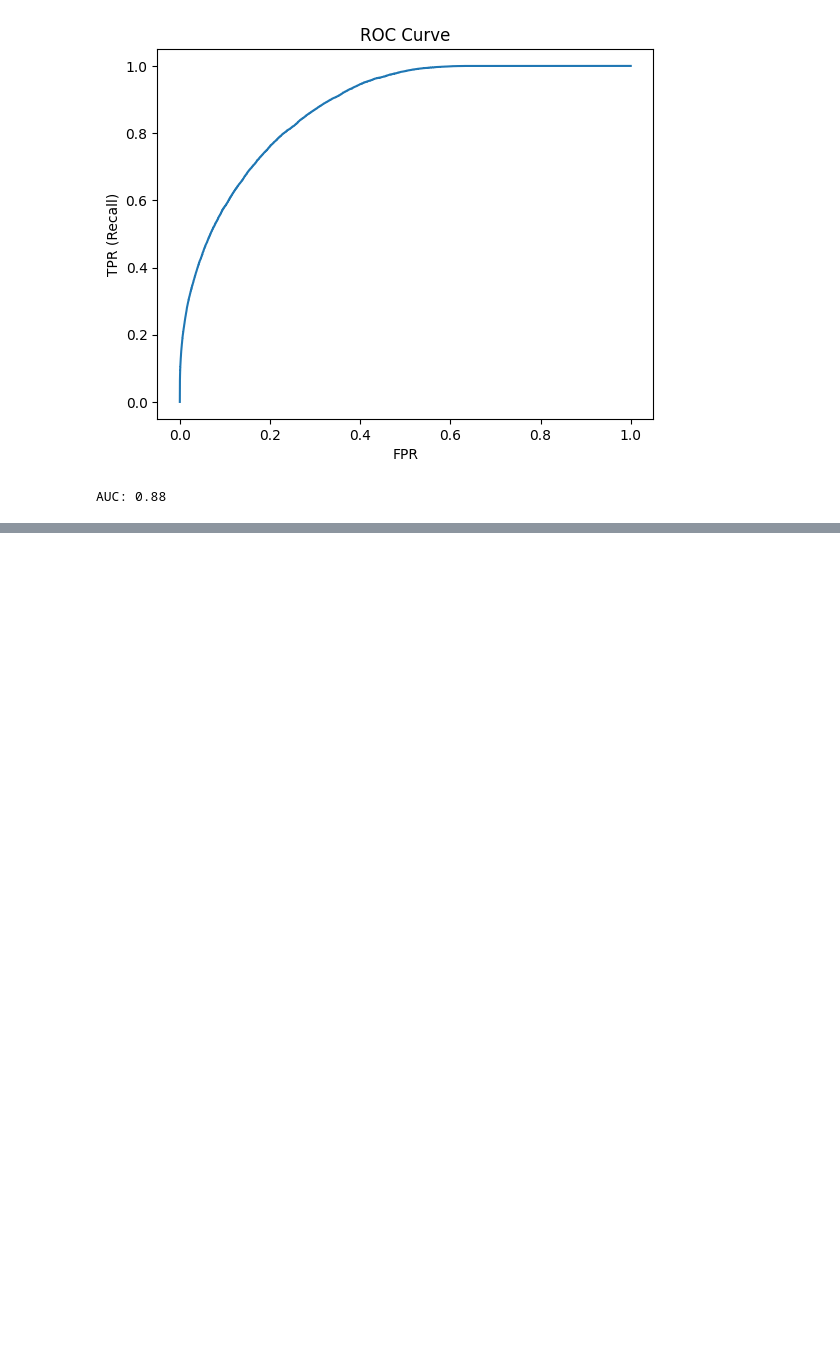
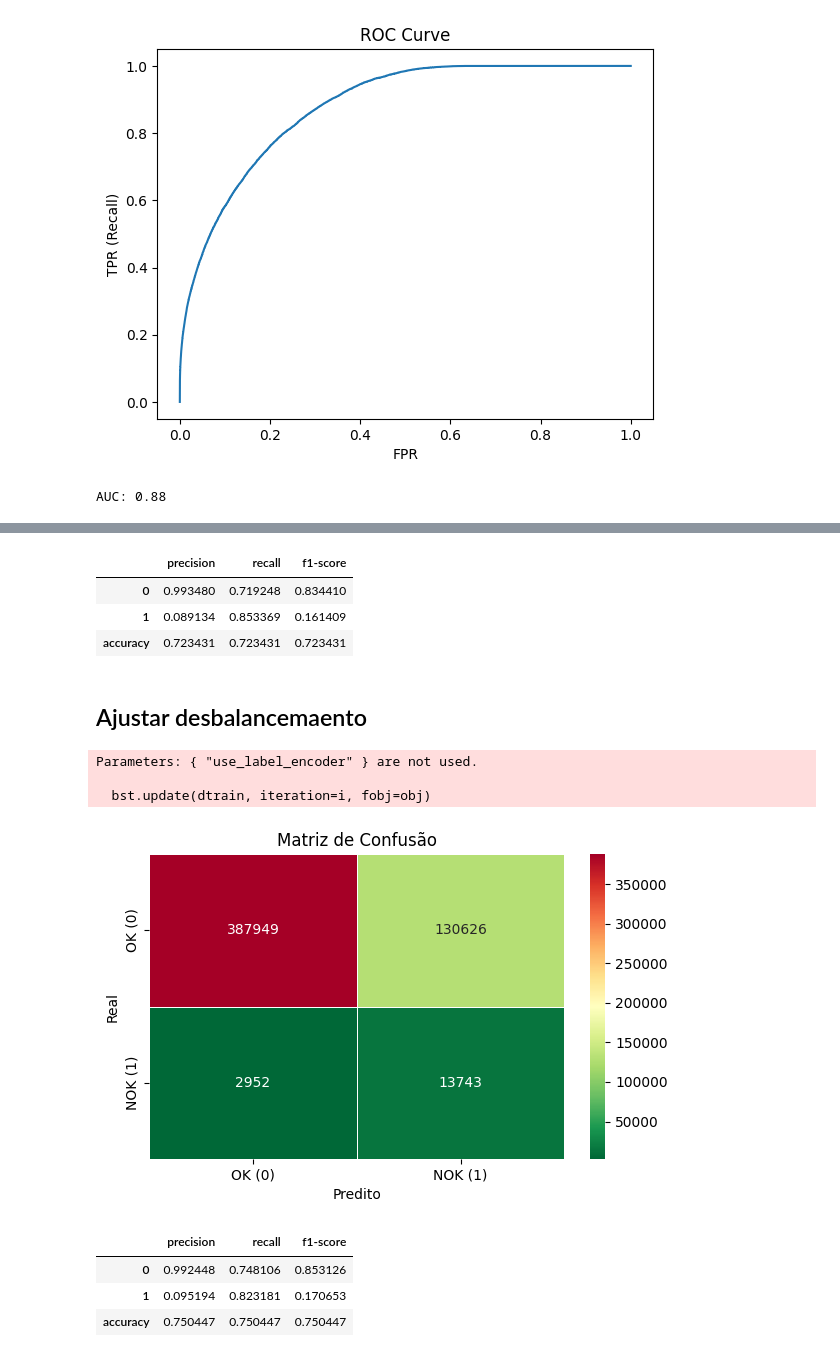
Before and after one commit to leogarrido96/research_cnc_machine_learning_tcc, a Jupyter notebook: models/xgboost.ipynb, the cells around one changed output, grey strips where cells are left out. Saved outputs shown, nothing was run; the diff lists cells and outputs as text; code cells hidden in the pictures; blank space fills up the shorter version.

```diff
--- a/models/xgboost.ipynb
+++ b/models/xgboost.ipynb
@@ -124,0 +224,64 @@ AUC: 0.88
+# %%
+report = classification_report(y_test, y_pred, output_dict=True, zero_division=0)
+report_df = pd.DataFrame(report).transpose()
+report_df = report_df.drop(columns=['support'])
+report_df.head(3)
+# %% [output]
+|  | precision | recall | f1-score |
+| 0 | 0.993480 | 0.719248 | 0.834410 |
+| 1 | 0.089134 | 0.853369 | 0.161409 |
+| accuracy | 0.723431 | 0.723431 | 0.723431 |
+# %% [markdown]
+## Ajustar desbalancemaento
+# %%
+from collections import Counter
+
+counter = Counter(y_train)
+scale_pos_weight = counter[0] / counter[1]
+# %%
+# CRIANDO O PIPELINE COM OS DADOS PRE-PROCESSADOS E O CLASSIFICADOR
+pipeline = Pipeline(steps=[
+    ('preprocessor', preprocessor),
+    ('classifier', XGBClassifier(
+        use_label_encoder=False,
+        eval_metric='logloss',
+        scale_pos_weight=scale_pos_weight
+    ))
+])
+
+pipeline.fit(X_train, y_train)
+y_pred = pipeline.predict(X_test)
+# %% [output]
+Parameters: { "use_label_encoder" } are not used.
+
+  bst.update(dtrain, iteration=i, fobj=obj)
+# %%
+cm = confusion_matrix(y_test, y_pred)
+
+plt.figure(figsize=(6,4))
+sns.heatmap(
+    cm,
+    annot=True,
+    fmt="d",
+    cmap="RdYlGn_r",
+    linewidths=0.5,
+    xticklabels=["OK (0)", "NOK (1)"],
+    yticklabels=["OK (0)", "NOK (1)"]
+)
+plt.xlabel("Predito")
+plt.ylabel("Real")
+plt.title("Matriz de Confusão")
+plt.tight_layout()
+plt.show()
+# %% [output]
+[figure, added]
+# %%
+report = classification_report(y_test, y_pred, output_dict=True, zero_division=0)
+report_df = pd.DataFrame(report).transpose()
+report_df = report_df.drop(columns=['support'])
+report_df.head(3)
+# %% [output]
+|  | precision | recall | f1-score |
+| 0 | 0.992448 | 0.748106 | 0.853126 |
+| 1 | 0.095194 | 0.823181 | 0.170653 |
+| accuracy | 0.750447 | 0.750447 | 0.750447 |
```
Also changed, not shown: parts of 14 cells of this notebook, 1 other file.
